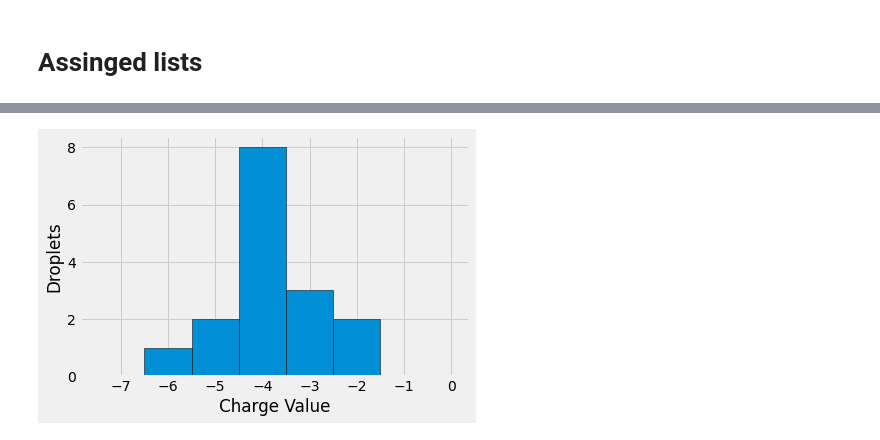
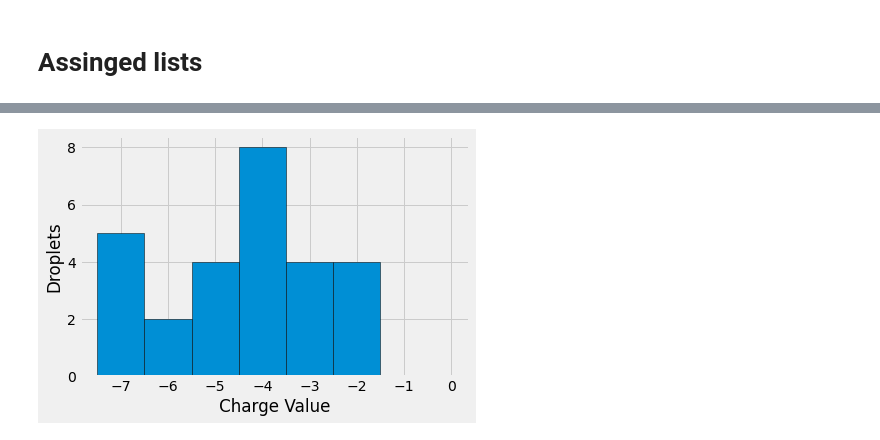
Before and after one commit to Drixitel/134-Lab-Spring-2023, a Jupyter notebook: Millikan/Code/Millikan-Code/Oil-Drop-V2.ipynb, the cells around one changed output, grey strips where cells are left out. Saved outputs shown, nothing was run; the diff lists cells and outputs as text; code cells hidden in the pictures.

```diff
--- a/Millikan/Code/Millikan-Code/Oil-Drop-V2.ipynb
+++ b/Millikan/Code/Millikan-Code/Oil-Drop-V2.ipynb
@@ -364,7 +345,7 @@ def Radii_Charge_VelAVERAGED(drops_list_of_lists):
     return list_of_radius_values_velAV, list_of_charge_values_velAV
 # %%
 #Assign lists
-r_vel_notav, q_vel_notav = Radii_Charge_NotAveragedVel(drops_no_ionization)
-r_velav, q_velav = Radii_Charge_VelAVERAGED(drops_no_ionization)
+r_vel_notav, q_vel_notav = Radii_Charge_NotAveragedVel(all_drops)
+r_velav, q_velav = Radii_Charge_VelAVERAGED(all_drops)
 # %%
 #test pull paramater
@@ -511,14 +610,14 @@ print(q_velav_update)
 # %%
 plt.style.use('fivethirtyeight')
 # n_bins = [-4E-19,-3E-19,-2E-19,-1E-19]
 n_bins = [-7.5,-6.5,-5.5,-4.5,-3.5,-2.5,-1.5,0]
 # n_bins = [-9,-8,-7,-6,-5,-4,-3,-2,-1,0]
-qup = np.array(qup2)
-eup = qup/(1.60217*10**(-19))
+qup22 = np.array(qAV_vel_notav)
+eup = qup22/(1.60217*10**(-19))
 plt.hist(eup, n_bins, edgecolor ='black') # log =True give more but... not needed
 plt.tight_layout()
 plt.xlabel("Charge Value")
 plt.ylabel("Droplets")
 plt.show()
 # %% [output]
-[figure, old version]
+[figure, new version]
```
Also changed, not shown: parts of 20 cells of this notebook, 13 other files.
